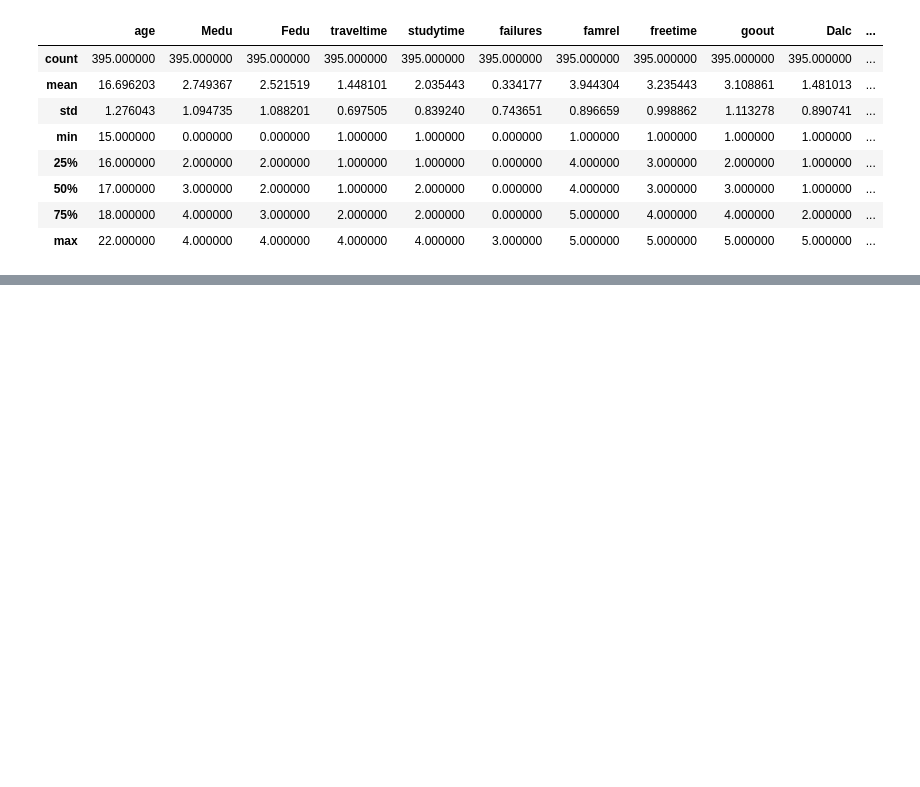
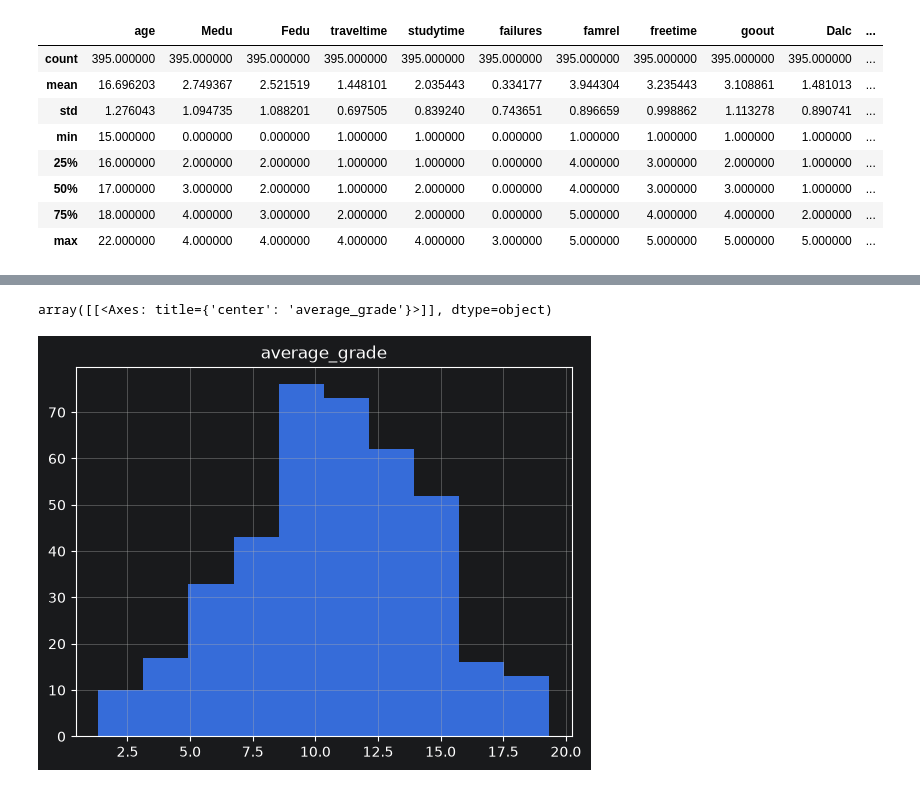
Before and after one commit to mukitanalyticsUT/StudentPerformanceDA, a Jupyter notebook: app.ipynb, the cells around one changed output, grey strips where cells are left out. Drawn from its saved outputs; the diff is of its cells as text; code cells hidden in the pictures; blank space fills up the shorter version.

```diff
--- a/app.ipynb
+++ b/app.ipynb
@@ -53,5 +55,3 @@ df.describe()
 | 50% | 17.000000 | 3.000000 | 2.000000 | 1.000000 | 2.000000 | 0.000000 | 4.000000 | 3.000000 | 3.000000 | 1.000000 | ... |
 | 75% | 18.000000 | 4.000000 | 3.000000 | 2.000000 | 2.000000 | 0.000000 | 5.000000 | 4.000000 | 4.000000 | 2.000000 | ... |
 | max | 22.000000 | 4.000000 | 4.000000 | 4.000000 | 4.000000 | 3.000000 | 5.000000 | 5.000000 | 5.000000 | 5.000000 | ... |
-# %%
-df = pd.read_csv("./data/student-mat.csv", sep=";")
@@ -124,0 +168,6 @@ df.describe()
+# %%
+# histogram of final grade
+df.hist ( column='average_grade')
+# %% [output]
+array([[<Axes: title={'center': 'average_grade'}>]], dtype=object)
+[figure, added]
```
Also changed, not shown: parts of 20 cells of this notebook, 1 other file.
